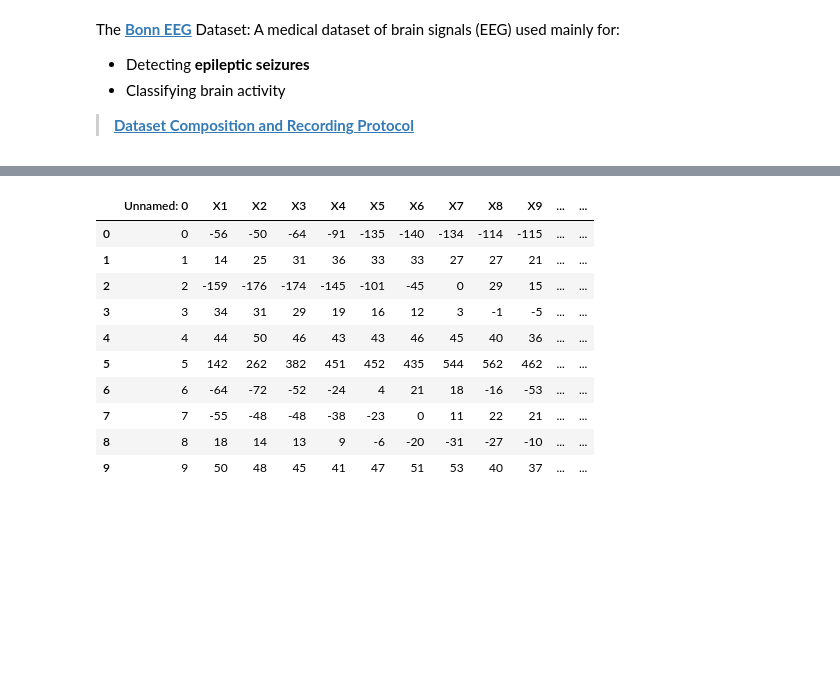
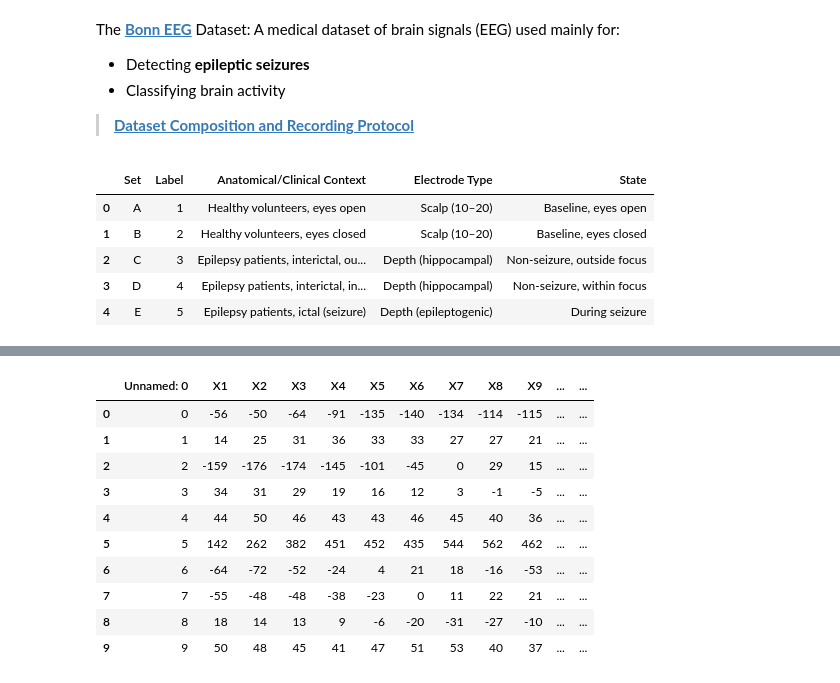
Before and after one commit to nawroz-m/ML_learning, a Jupyter notebook: G5_EEG_v3.ipynb, the cells around one changed output, grey strips where cells are left out. Saved outputs shown, nothing was run; the diff lists cells and outputs as text; code cells hidden in the pictures; blank space fills up the shorter version.

Commit message:
update: dataset composition protocol

```diff
--- a/G5_EEG_v3.ipynb
+++ b/G5_EEG_v3.ipynb
@@ -15,12 +15,51 @@ from sklearn.model_selection import train_test_split, cross_validate, KFold
 from sklearn.model_selection import GridSearchCV
 import joblib
 # %% [markdown]
-The [**Bonn EEG**](https://www.upf.edu/web/ntsa/downloads/-/asset_publisher/xvT6E4pczrBw/content/2001-indications-of-nonlinear-deterministic-and-finite-dimensional-structures-in-time-series-of-brain-electrical-activity-dependence-on-recording-regi) Dataset: A medical dataset of brain signals (EEG) used mainly for:
+The <a href="https://www.upf.edu/web/ntsa/downloads/-/asset_publisher/xvT6E4pczrBw/content/2001-indications-of-nonlinear-deterministic-and-finite-dimensional-structures-in-time-series-of-brain-electrical-activity-dependence-on-recording-regi" target="_blank"> **Bonn EEG**</a> Dataset: A medical dataset of brain signals (EEG) used mainly for:
 
 * Detecting **epileptic seizures**
 * Classifying brain activity
 
-> [**Dataset Composition and Recording Protocol**](https://www.emergentmind.com/topics/bonn-university-eeg-dataset)
+> <a href="https://www.emergentmind.com/topics/bonn-university-eeg-dataset" target="_blank">**Dataset Composition and Recording Protocol**</a>
+# %%
+# Dataset Composition and Recording protocol
+dataset_compositon=[
+    {"Set": "A",
+     "Label": 1,
+     "Anatomical/Clinical Context": "Healthy volunteers, eyes open",
+     "Electrode Type": "Scalp (10–20)",
+     "State": "Baseline, eyes open"},
+    {"Set": "B",
+     "Label": 2,
+     "Anatomical/Clinical Context": "Healthy volunteers, eyes closed",
+     "Electrode Type": "Scalp (10–20)",
+     "State": "Baseline, eyes closed"},
+    {"Set": "C",
+     "Label": 3,
+     "Anatomical/Clinical Context": "Epilepsy patients, interictal, outside focus",
+     "Electrode Type": "Depth (hippocampal)",
+     "State": "Non-seizure, outside focus"},
+    {"Set": "D",
+     "Label": 4,
+     "Anatomical/Clinical Context": "Epilepsy patients, interictal, inside focus",
+     "Electrode Type": "Depth (hippocampal)",
+     "State": "Non-seizure, within focus"},
+    {"Set": "E",
+     "Label": 5,
+     "Anatomical/Clinical Context": "Epilepsy patients, ictal (seizure)",
+     "Electrode Type": "Depth (epileptogenic)",
+     "State": "During seizure"},
+]
+# %%
+df_composition = pd.DataFrame(dataset_compositon)
+df_composition
+# %% [output]
+|  | Set | Label | Anatomical/Clinical Context | Electrode Type | State |
+| 0 | A | 1 | Healthy volunteers, eyes open | Scalp (10–20) | Baseline, eyes open |
+| 1 | B | 2 | Healthy volunteers, eyes closed | Scalp (10–20) | Baseline, eyes closed |
+| 2 | C | 3 | Epilepsy patients, interictal, ou... | Depth (hippocampal) | Non-seizure, outside focus |
+| 3 | D | 4 | Epilepsy patients, interictal, in... | Depth (hippocampal) | Non-seizure, within focus |
+| 4 | E | 5 | Epilepsy patients, ictal (seizure) | Depth (epileptogenic) | During seizure |
 # %%
 drive.flush_and_unmount()
 drive.mount('/content/drive')
```
Also changed, not shown: parts of 6 cells of this notebook.
